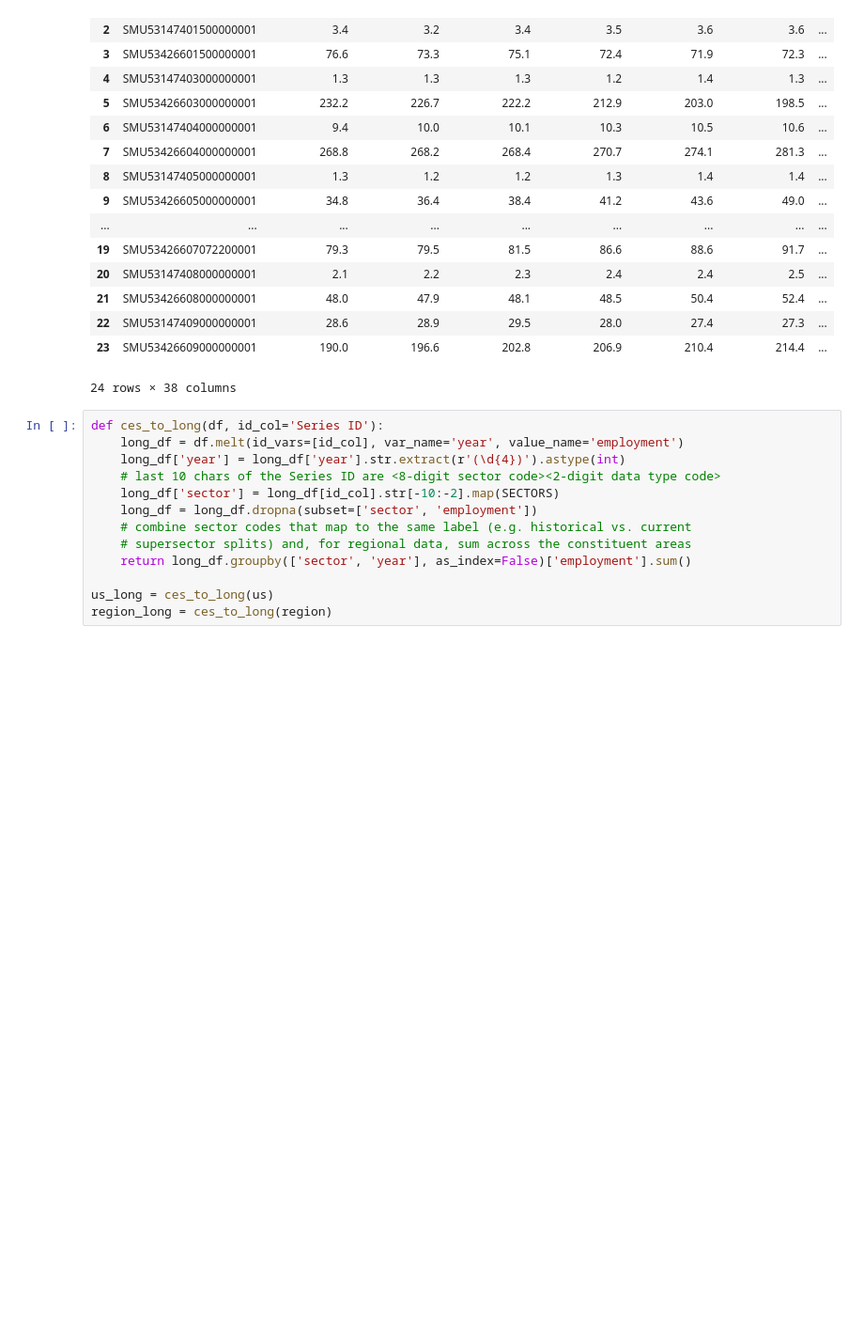
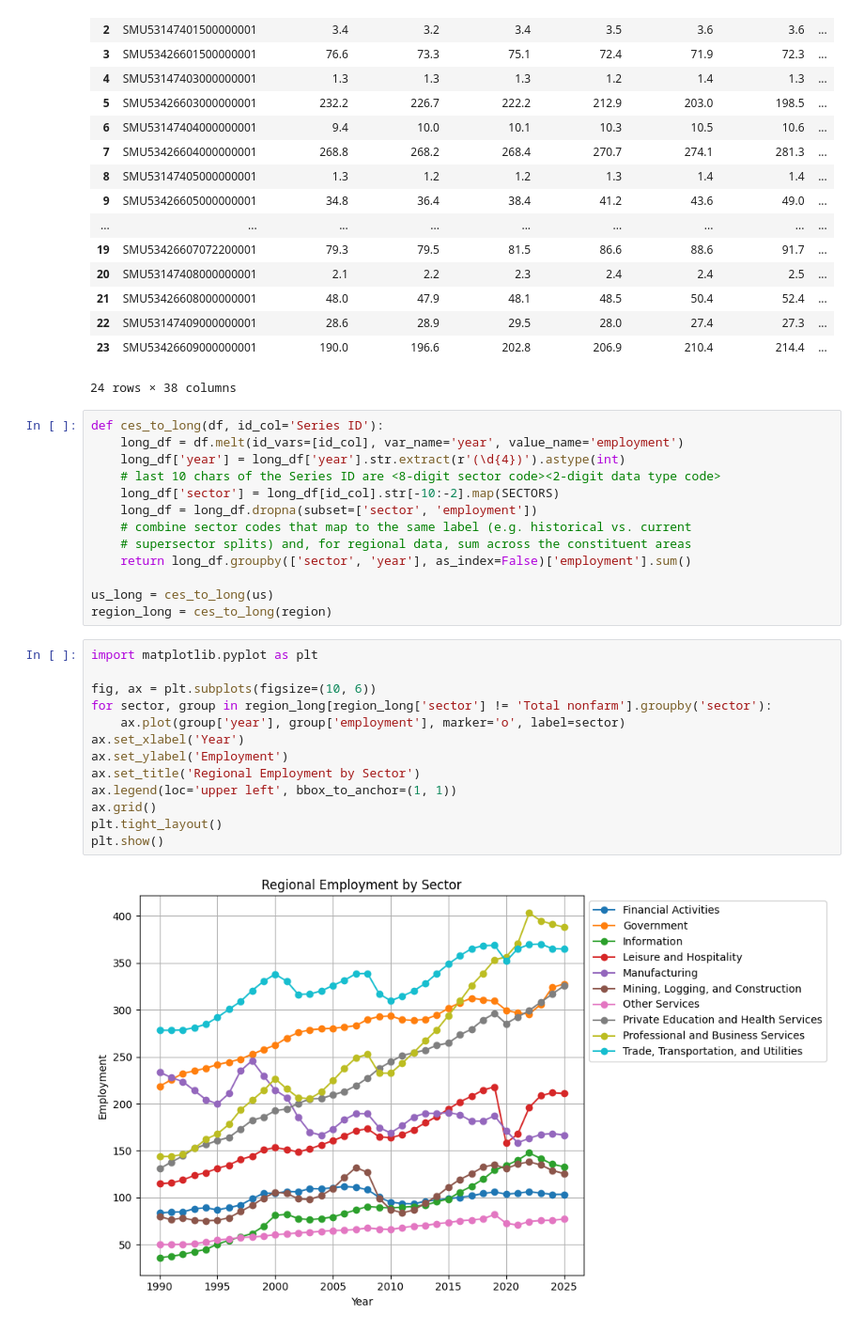
Before and after one commit to jkolberg/macro-explorer, a Jupyter notebook: macro_explorer/ces_employment.ipynb, the cells around one changed output. Shown at 94% size. Saved outputs shown, nothing was run; the diff lists cells and outputs as text; blank space fills up the shorter version.

Commit message:
add employment dashboard

```diff
--- a/macro_explorer/ces_employment.ipynb
+++ b/macro_explorer/ces_employment.ipynb
@@ -59,3 +59,18 @@ def ces_to_long(df, id_col='Series ID'):
 
 us_long = ces_to_long(us)
 region_long = ces_to_long(region)
+# %%
+import matplotlib.pyplot as plt
+
+fig, ax = plt.subplots(figsize=(10, 6))
+for sector, group in region_long[region_long['sector'] != 'Total nonfarm'].groupby('sector'):
+    ax.plot(group['year'], group['employment'], marker='o', label=sector)
+ax.set_xlabel('Year')
+ax.set_ylabel('Employment')
+ax.set_title('Regional Employment by Sector')
+ax.legend(loc='upper left', bbox_to_anchor=(1, 1))
+ax.grid()
+plt.tight_layout()
+plt.show()
+# %% [output]
+[figure, added]
```
Also changed, not shown: parts of 3 cells of this notebook, 5 other files.
